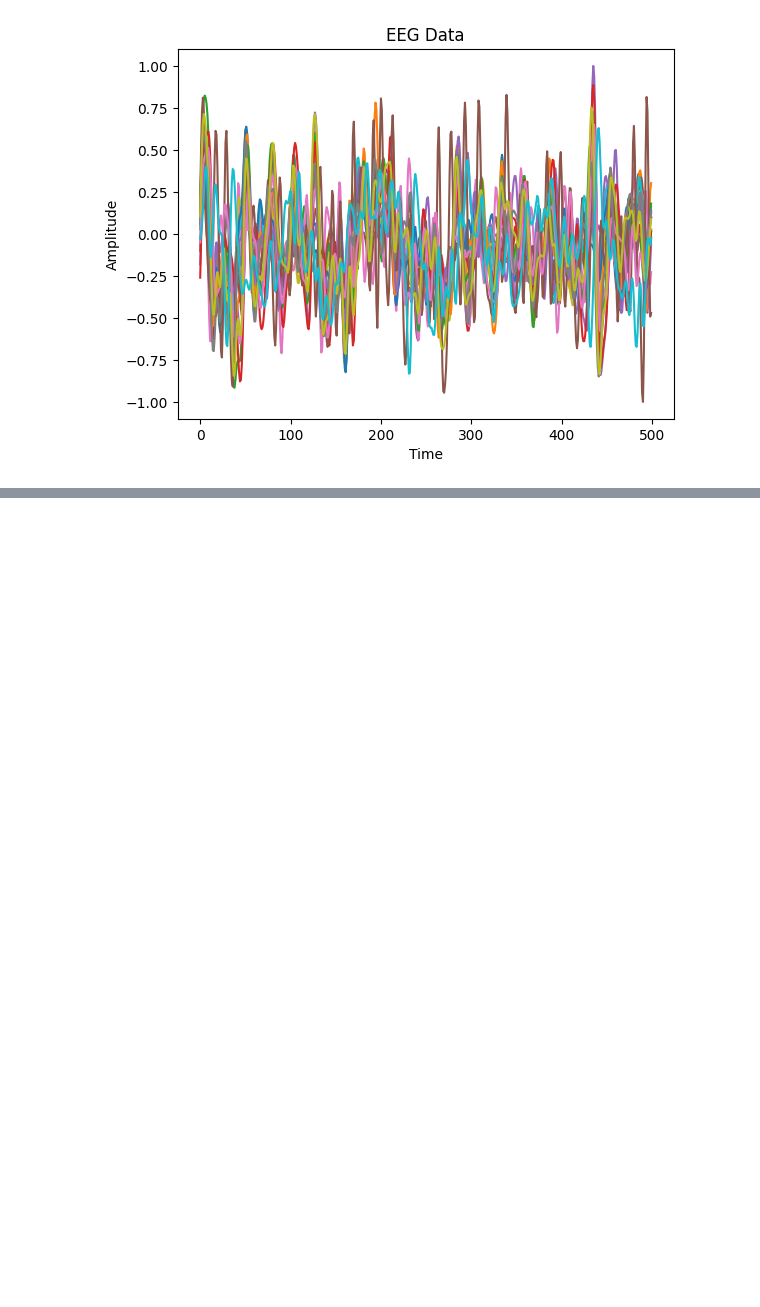
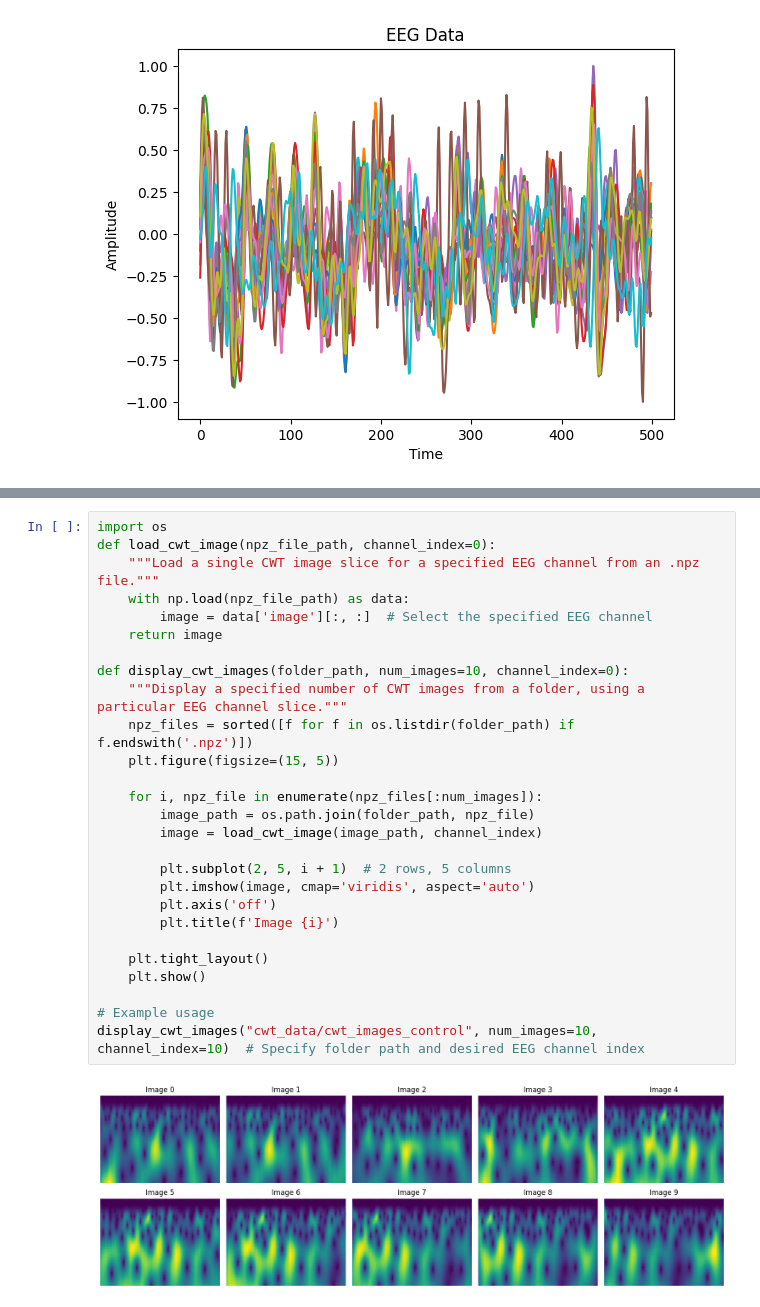
Before and after one commit to BenT-Bowman/Explainable-Depression-CNNs, a Jupyter notebook: visuial.ipynb, the cells around one changed output, grey strips where cells are left out. Drawn from its saved outputs; the diff is of its cells as text; blank space fills up the shorter version.

```diff
--- a/visuial.ipynb
+++ b/visuial.ipynb
@@ -46,0 +46,29 @@ Error:
+# %%
+import os
+def load_cwt_image(npz_file_path, channel_index=0):
+    """Load a single CWT image slice for a specified EEG channel from an .npz file."""
+    with np.load(npz_file_path) as data:
+        image = data['image'][:, :]  # Select the specified EEG channel
+    return image
+
+def display_cwt_images(folder_path, num_images=10, channel_index=0):
+    """Display a specified number of CWT images from a folder, using a particular EEG channel slice."""
+    npz_files = sorted([f for f in os.listdir(folder_path) if f.endswith('.npz')])
+    plt.figure(figsize=(15, 5))
+
+    for i, npz_file in enumerate(npz_files[:num_images]):
+        image_path = os.path.join(folder_path, npz_file)
+        image = load_cwt_image(image_path, channel_index)
+
+        plt.subplot(2, 5, i + 1)  # 2 rows, 5 columns
+        plt.imshow(image, cmap='viridis', aspect='auto')
+        plt.axis('off')
+        plt.title(f'Image {i}')
+
+    plt.tight_layout()
+    plt.show()
+
+# Example usage
+display_cwt_images("cwt_data/cwt_images_control", num_images=10, channel_index=10)  # Specify folder path and desired EEG channel index
+# %% [output]
+[figure, added]
```
Also changed, not shown: parts of 1 cell of this notebook, 3 other files.
